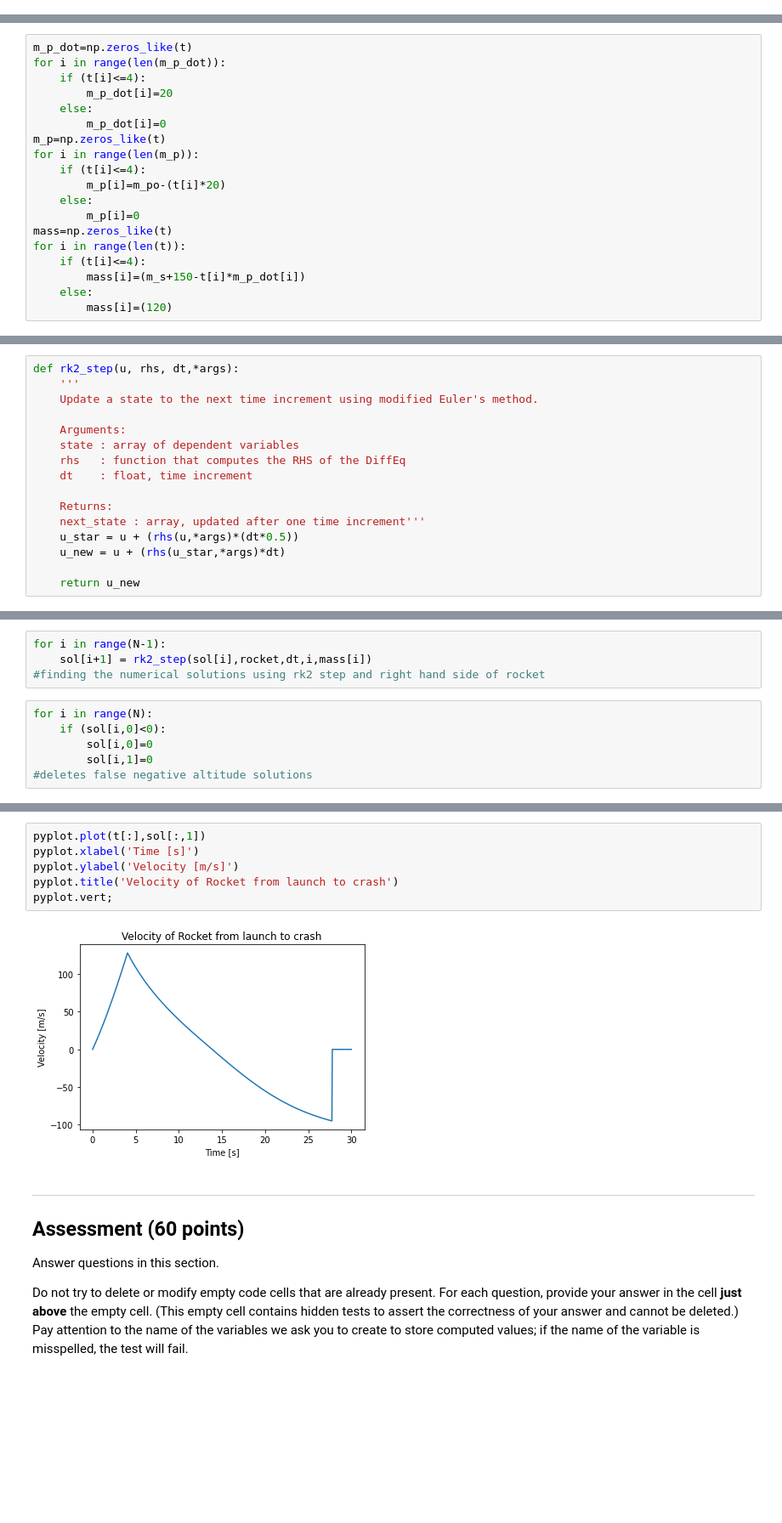
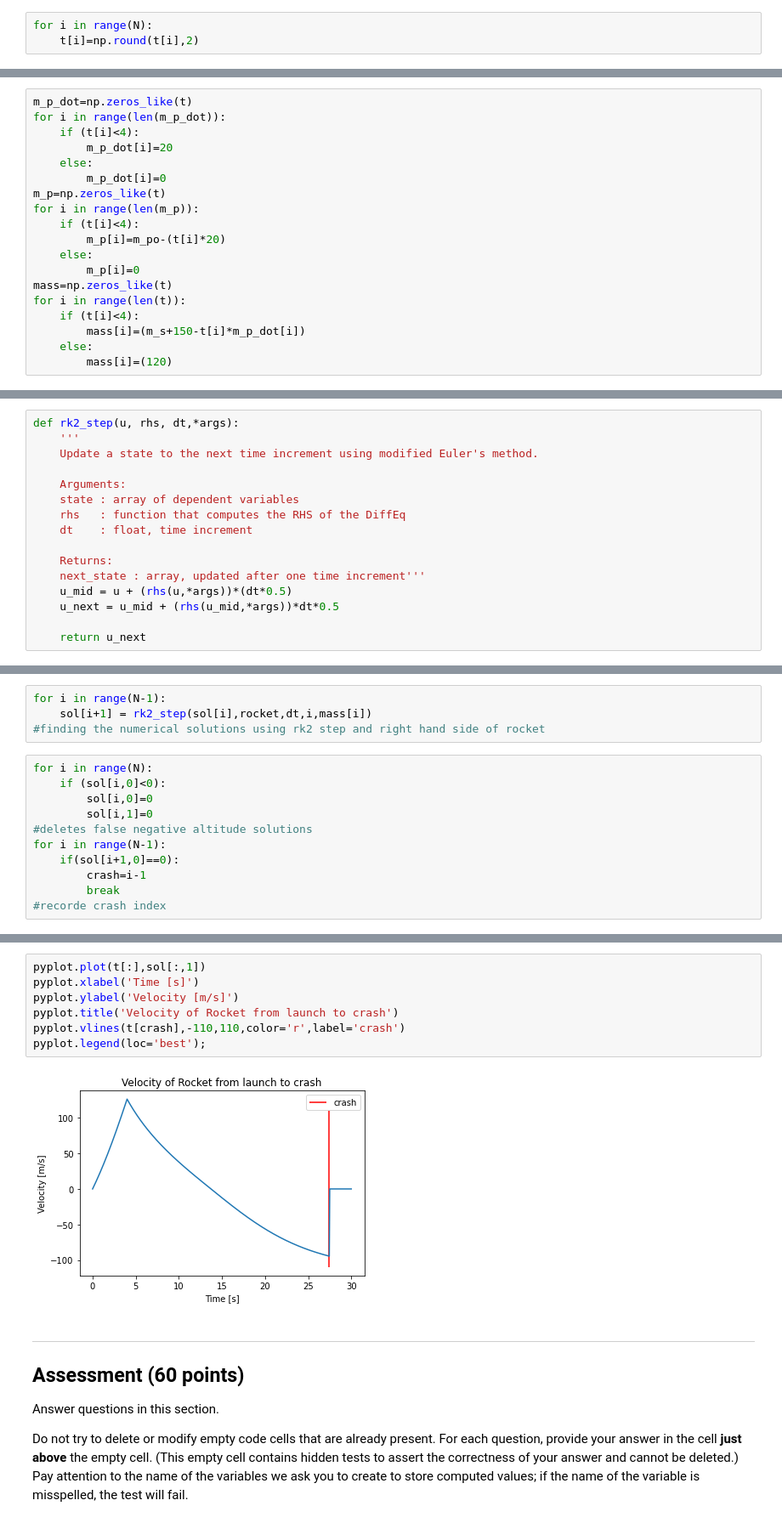
Before and after one commit to MAE6286/hw-1-lmkaidel13, a Jupyter notebook: Rocket_Assignment.ipynb, the cells around one changed output, grey strips where cells are left out. Shown: that part at 85% size. Drawn from its saved outputs; the diff is of its cells as text; blank space fills up the shorter version.

```diff
--- a/Rocket_Assignment.ipynb
+++ b/Rocket_Assignment.ipynb
@@ -75,6 +75,9 @@ T = 30.0  # length of the time-interval
 dt = 0.05  # time-step size
 N = int(T/dt) +1 # number of time steps
 t = np.linspace(0.0, T, num=N)  # time grid
+# %%
+for i in range(N):
+    t[i]=np.round(t[i],2)
 # %% [markdown]
 #### Set given values/coefficients
 # %%
@@ -92,19 +95,19 @@ m_po=150 #initial (t=0) weight of propellent
 # %%
 m_p_dot=np.zeros_like(t)
 for i in range(len(m_p_dot)):
-    if (t[i]<=4):
+    if (t[i]<4):
         m_p_dot[i]=20
     else:
         m_p_dot[i]=0
 m_p=np.zeros_like(t)
 for i in range(len(m_p)):
-    if (t[i]<=4):
+    if (t[i]<4):
         m_p[i]=m_po-(t[i]*20)
     else:
         m_p[i]=0
 mass=np.zeros_like(t)
 for i in range(len(t)):
-    if (t[i]<=4):
+    if (t[i]<4):
         mass[i]=(m_s+150-t[i]*m_p_dot[i])
     else:
         mass[i]=(120)
@@ -140,10 +143,10 @@ def rk2_step(u, rhs, dt,*args):
 
     Returns:
     next_state : array, updated after one time increment'''
-    u_star = u + (rhs(u,*args)*(dt*0.5))
-    u_new = u + (rhs(u_star,*args)*dt)
+    u_mid = u + (rhs(u,*args))*(dt*0.5)
+    u_next = u_mid + (rhs(u_mid,*args))*dt*0.5
 
-    return u_new
+    return u_next
 # %% [markdown]
 #### Write equation of motion
 # %%
@@ -174,6 +177,11 @@ for i in range(N):
         sol[i,0]=0
         sol[i,1]=0
 #deletes false negative altitude solutions
+for i in range(N-1):
+    if(sol[i+1,0]==0):
+        crash=i-1
+        break
+#recorde crash index
 # %%
 print(sol[:20])
 # %% [output]
@@ -207,11 +215,12 @@ pyplot.title('Vertical Position of Rocket from launch to crash');
 # %%
 pyplot.plot(t[:],sol[:,1])
 pyplot.xlabel('Time [s]')
 pyplot.ylabel('Velocity [m/s]')
 pyplot.title('Velocity of Rocket from launch to crash')
-pyplot.vert;
+pyplot.vlines(t[crash],-110,110,color='r',label='crash')
+pyplot.legend(loc='best');
 # %% [output]
-[figure, old version]
+[figure, new version]
 # %% [markdown]
 ---
 
```
Also changed, not shown: parts of 9 cells of this notebook.
